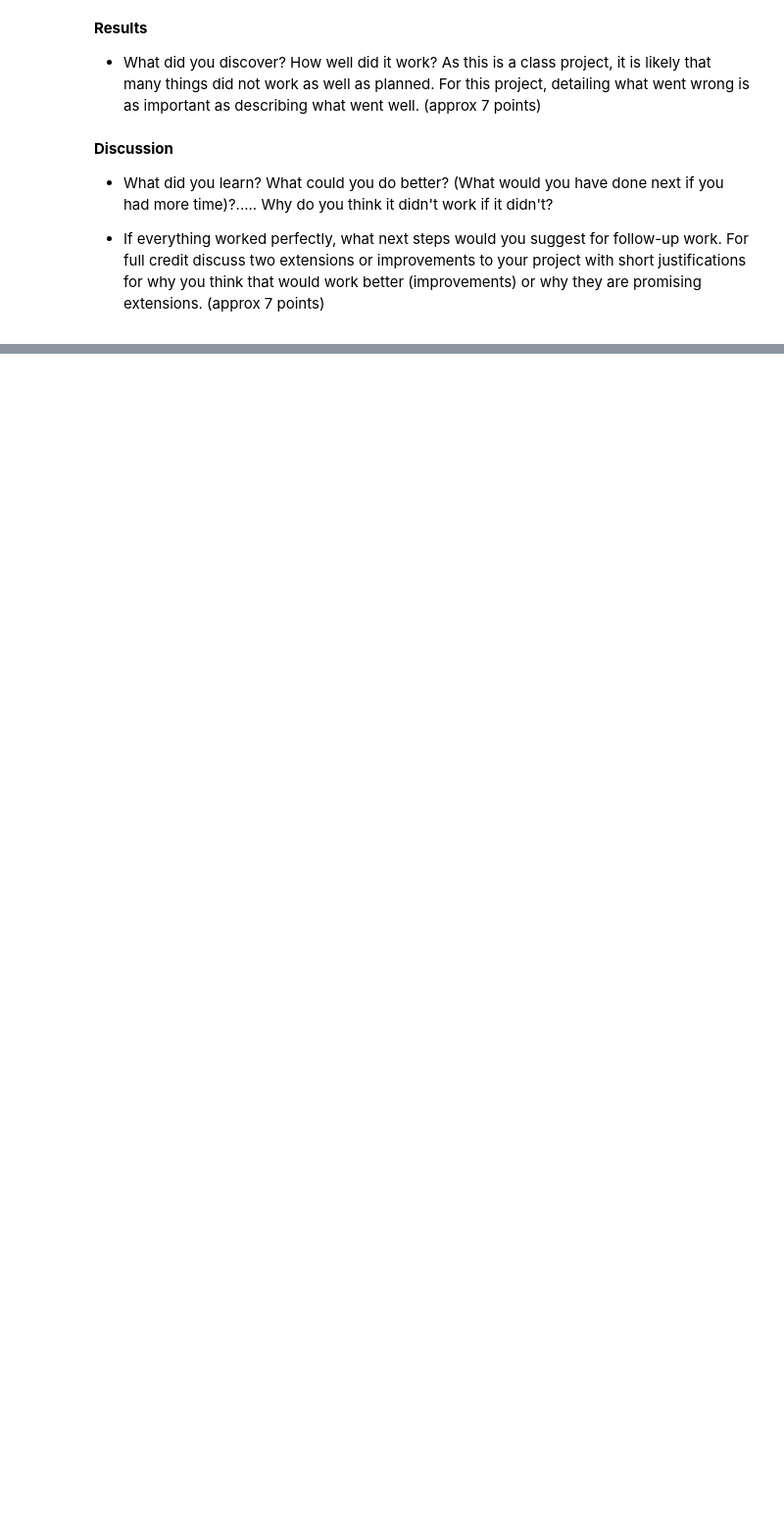
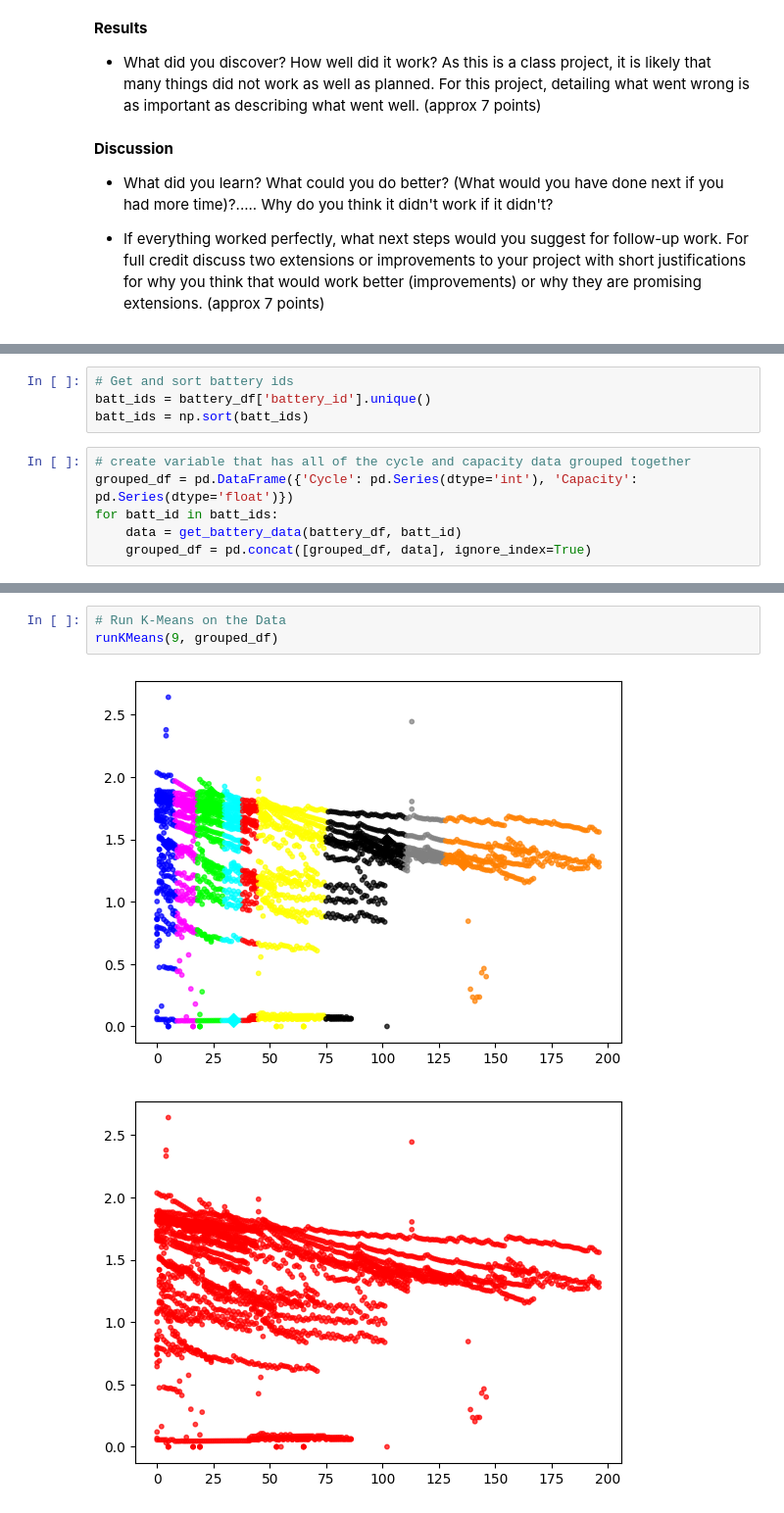
Before and after one commit to MKMiyagi/COGS_118B, a Jupyter notebook: Final_Project.ipynb, the cells around one changed output, grey strips where cells are left out. Shown: that part at 98% size. Saved outputs shown, nothing was run; the diff lists cells and outputs as text; blank space fills up the shorter version.

```diff
--- a/Final_Project.ipynb
+++ b/Final_Project.ipynb
@@ -182,0 +188,10 @@ Name: Capacity, dtype: object
+# %%
+# Get and sort battery ids
+batt_ids = battery_df['battery_id'].unique()
+batt_ids = np.sort(batt_ids)
+# %%
+# create variable that has all of the cycle and capacity data grouped together
+grouped_df = pd.DataFrame({'Cycle': pd.Series(dtype='int'), 'Capacity': pd.Series(dtype='float')})
+for batt_id in batt_ids:
+    data = get_battery_data(battery_df, batt_id)
+    grouped_df = pd.concat([grouped_df, data], ignore_index=True)
@@ -182,0 +305,6 @@ Name: Capacity, dtype: object
+# %%
+# Run K-Means on the Data
+runKMeans(9, grouped_df)
+# %% [output]
+[figure, added]
+[figure, added]
```
Also changed, not shown: parts of 17 cells of this notebook.
